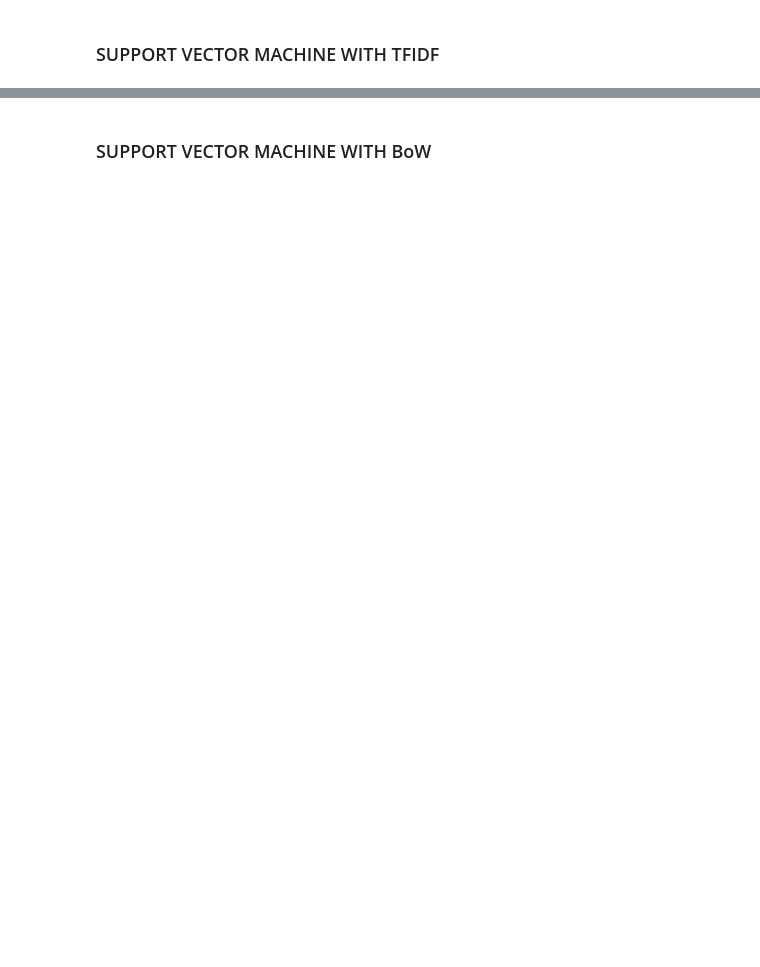
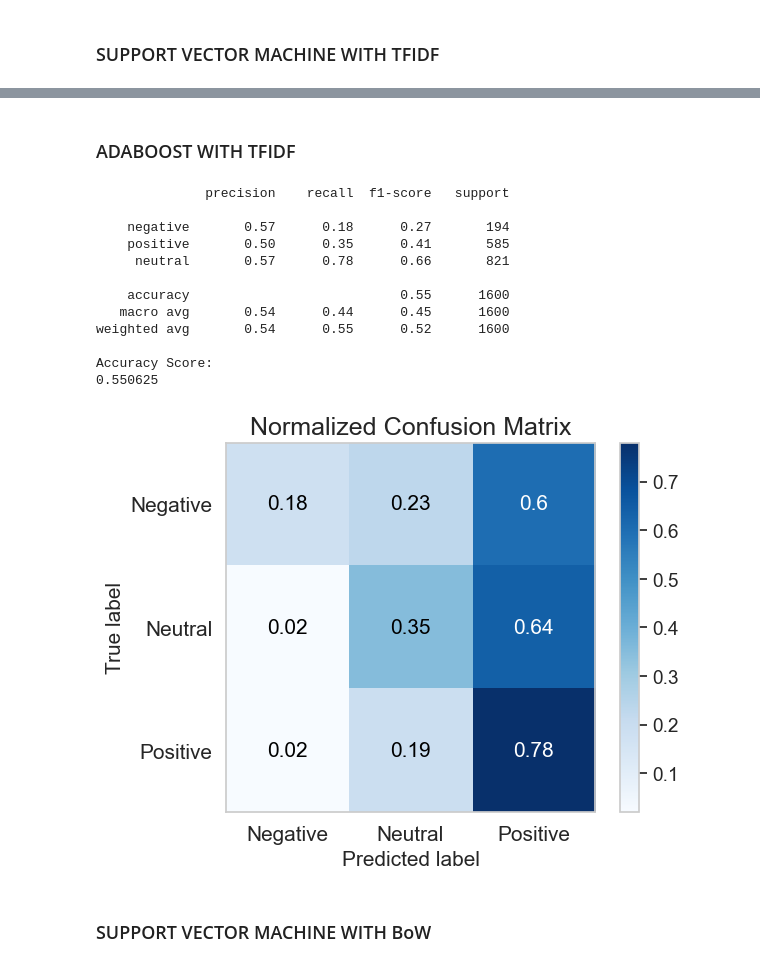
Before and after one commit to blxckbvrbi3/sentiment-analyser-article, a Jupyter notebook: SENTIMENT ANALYSIS PROJECT.ipynb, the cells around one changed output, grey strips where cells are left out. Saved outputs shown, nothing was run; the diff lists cells and outputs as text; code cells hidden in the pictures; blank space fills up the shorter version.

```diff
--- a/SENTIMENT ANALYSIS PROJECT.ipynb
+++ b/SENTIMENT ANALYSIS PROJECT.ipynb
@@ -366,3 +422,49 @@ accuracy score
+# %% [markdown]
+### ADABOOST WITH TFIDF
+# %%
+# TFIDF WITH ADABOOST
+from sklearn.feature_extraction.text import TfidfVectorizer
+from sklearn.pipeline import Pipeline
+from sklearn.metrics import classification_report, accuracy_score
+from sklearn.ensemble import AdaBoostClassifier  # Import AdaBoost
+
+tfidf = TfidfVectorizer(max_features=10000, ngram_range=(1, 3))
+# Initialize the AdaBoost classifier
+ada = AdaBoostClassifier()
+
+pipeline = Pipeline([
+    ('vectorizer', tfidf),
+    ('classifier', ada)
+])
+
+# Assuming X_train, y_train, X_test, y_test are already defined
+sentiment_fit = pipeline.fit(X_train, y_train)
+y_pred = sentiment_fit.predict(X_test)
+
+print(classification_report(y_test, y_pred, target_names=['negative', 'positive', 'neutral']))
+print("Accuracy Score:")
+print(accuracy_score(y_test, y_pred))
+
+# Plotting Confusion Matrix
+import scikitplot as skplt
+import matplotlib.pyplot as plt
+
+skplt.metrics.plot_confusion_matrix(y_test, y_pred, normalize=True)
+plt.show()
+# %% [output]
+              precision    recall  f1-score   support
+
+    negative       0.57      0.18      0.27       194
+    positive       0.50      0.35      0.41       585
+     neutral       0.57      0.78      0.66       821
+
+    accuracy                           0.55      1600
+   macro avg       0.54      0.44      0.45      1600
+weighted avg       0.54      0.55      0.52      1600
+
+Accuracy Score:
+0.550625
+[figure, added]
 # %% [markdown]
 ### SUPPORT VECTOR MACHINE WITH BoW
 # %%
```
Also changed, not shown: parts of 18 cells of this notebook, 2 other files.
